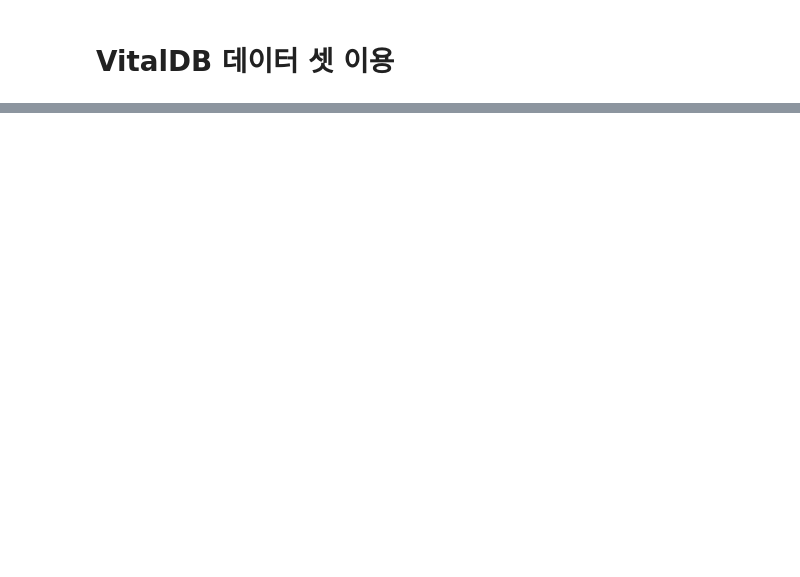
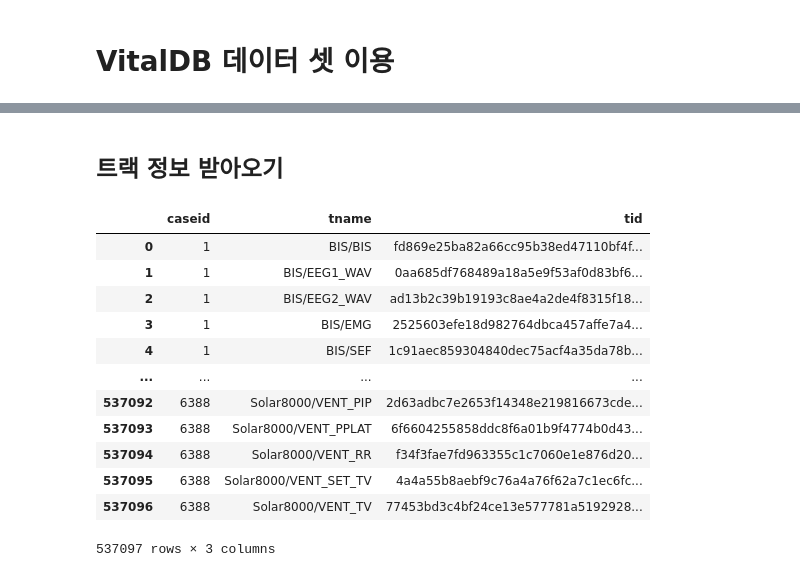
Before and after one commit to vitaldb/pyvital, a Jupyter notebook: vitaldb.ipynb, the cells around one changed output, grey strips where cells are left out. Saved outputs shown, nothing was run; the diff lists cells and outputs as text; code cells hidden in the pictures; blank space fills up the shorter version.

```diff
--- a/vitaldb.ipynb
+++ b/vitaldb.ipynb
@@ -24,0 +29,19 @@ print(df_cases)
+# %% [markdown]
+## 트랙 정보 받아오기
+# %%
+df_trks = pd.read_csv("https://api.vitaldb.net/v2/trks")
+df_trks
+# %% [output]
+|  | caseid | tname | tid |
+| 0 | 1 | BIS/BIS | fd869e25ba82a66cc95b38ed47110bf4f... |
+| 1 | 1 | BIS/EEG1_WAV | 0aa685df768489a18a5e9f53af0d83bf6... |
+| 2 | 1 | BIS/EEG2_WAV | ad13b2c39b19193c8ae4a2de4f8315f18... |
+| 3 | 1 | BIS/EMG | 2525603efe18d982764dbca457affe7a4... |
+| 4 | 1 | BIS/SEF | 1c91aec859304840dec75acf4a35da78b... |
+| ... | ... | ... | ... |
+| 537092 | 6388 | Solar8000/VENT_PIP | 2d63adbc7e2653f14348e219816673cde... |
+| 537093 | 6388 | Solar8000/VENT_PPLAT | 6f6604255858ddc8f6a01b9f4774b0d43... |
+| 537094 | 6388 | Solar8000/VENT_RR | f34f3fae7fd963355c1c7060e1e876d20... |
+| 537095 | 6388 | Solar8000/VENT_SET_TV | 4a4a55b8aebf9c76a4a76f62a7c1ec6fc... |
+| 537096 | 6388 | Solar8000/VENT_TV | 77453bd3c4bf24ce13e577781a5192928... |
+537097 rows × 3 columns
```
Also changed, not shown: parts of 4 cells of this notebook.
